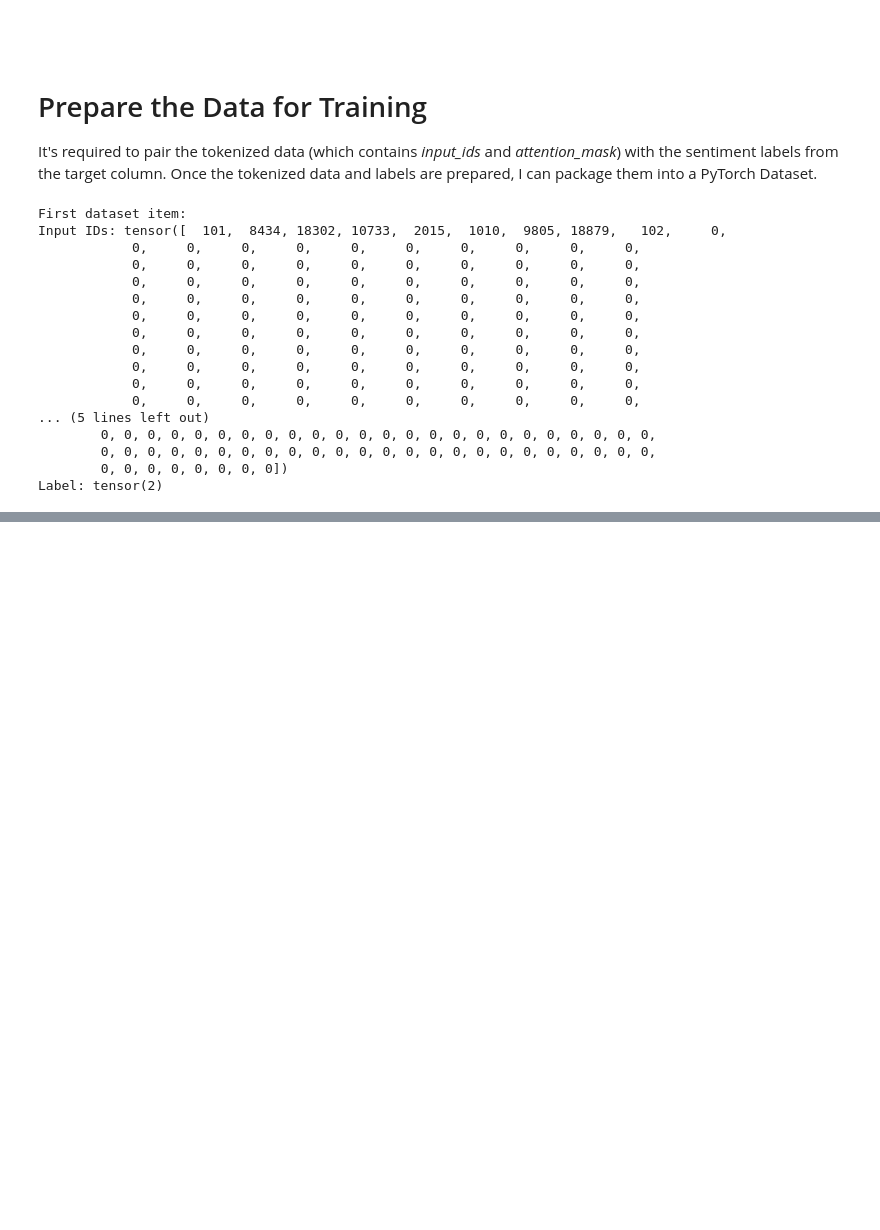
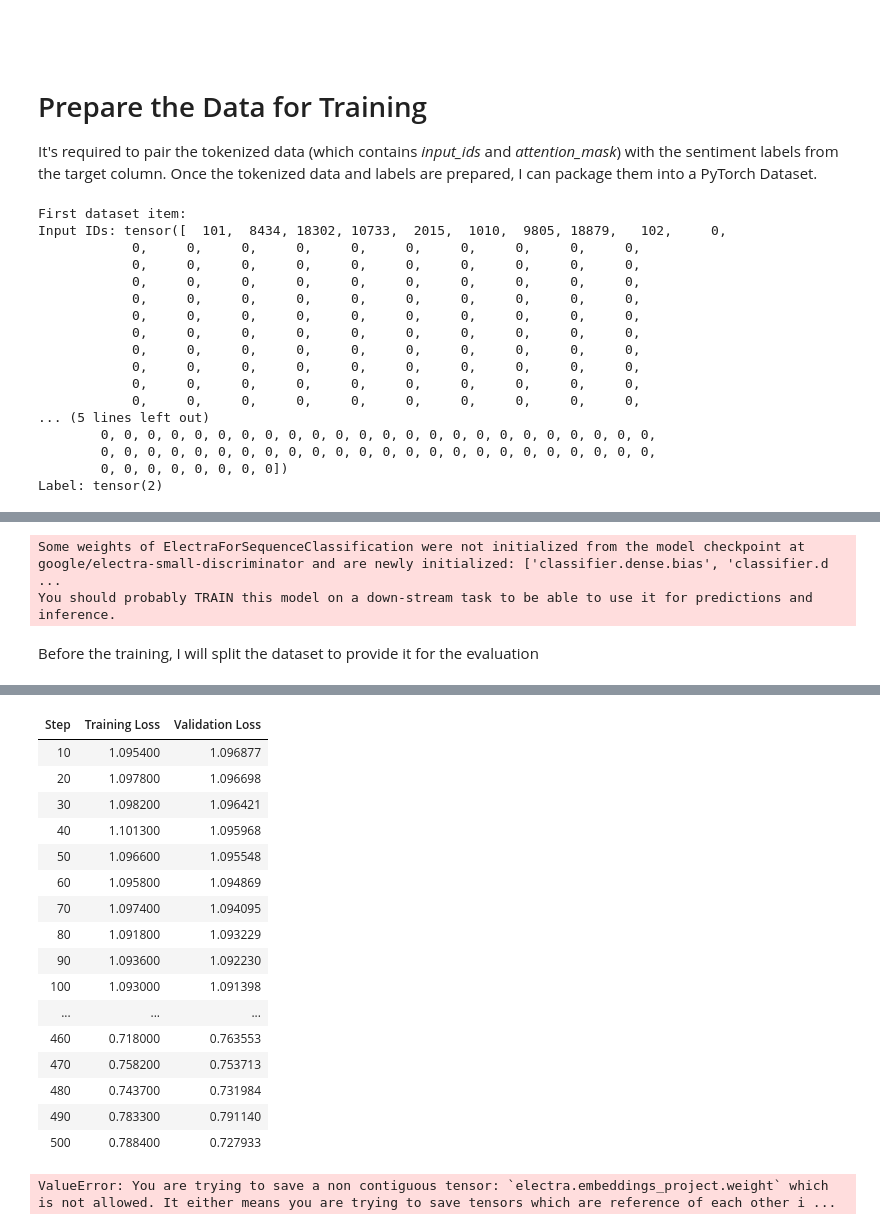
Before and after one commit to PaolaGaray/SocialMediaSentimentAnalysis, a Jupyter notebook: notebooks/fine-tune_ELECTRA.ipynb, the cells around one changed output, grey strips where cells are left out. Saved outputs shown, nothing was run; the diff lists cells and outputs as text; code cells hidden in the pictures; blank space fills up the shorter version.

Commit message:
Fine-tune ELECTRA

```diff
--- a/notebooks/fine-tune_ELECTRA.ipynb
+++ b/notebooks/fine-tune_ELECTRA.ipynb
@@ -173,0 +179,9 @@ ELECTRA is pre-trained on general text but needs to be fine-tuned to classify se
+# %%
+# 1. Load the pre-trained ELECTRA model for sequence classification
+model = ElectraForSequenceClassification.from_pretrained(
+    'google/electra-small-discriminator',  # Pre-trained model
+    num_labels=3  # there are 3 classes: negative, neutral, positive
+)
+# %% [output]
+Some weights of ElectraForSequenceClassification were not initialized from the model checkpoint at google/electra-small-discriminator and are newly initialized: ['classifier.dense.bias', 'classifier.d ...
+You should probably TRAIN this model on a down-stream task to be able to use it for predictions and inference.
@@ -173,0 +197,29 @@ ELECTRA is pre-trained on general text but needs to be fine-tuned to classify se
+# %%
+# 3. Define Training Arguments
+# Hugging Face provides the TrainingArguments class to handle these settings easily.
+
+from transformers import Trainer, TrainingArguments
+
+batch_size = 16  # adjust this based on the computer capacity (typically, values like 16, 32, or 64 work well depending on the memory of the GPU (or CPU).)
+
+# Define training arguments
+training_args = TrainingArguments(
+    output_dir='./results',  # Directory where the model's checkpoints will be saved
+    num_train_epochs=3,  # Number of times the model will go over the entire dataset.
+    per_device_train_batch_size=batch_size,  # Batch size for training
+    per_device_eval_batch_size=64,  # Batch size for evaluation
+    warmup_steps=500,  # Number of warmup steps for learning rate scheduler
+    weight_decay=0.01,  # Weight decay to prevent overfitting
+    logging_dir='./logs',  # Directory to store logs
+    logging_steps=10,  # Log after every 10 steps (How often to log during training)
+    eval_strategy="steps",  # Evaluate during training at each logging step
+    save_steps=200,  # Save checkpoint every 500 steps
+)
+# %% [markdown]
+Before the training, I will split the dataset to provide it for the evaluation
+# %%
+# Provide an Evaluation Dataset
+from sklearn.model_selection import train_test_split
+
+# Split the dataset into train and eval (80% train, 20% eval)
+train_dataset, eval_dataset = train_test_split(sentiment_dataset, test_size=0.2)
@@ -173,0 +230,13 @@ ELECTRA is pre-trained on general text but needs to be fine-tuned to classify se
+# %%
+# Initialize the Trainer with both train and eval datasets
+trainer = Trainer(
+    model=model,  # The pre-trained model
+    args=training_args,  # Training arguments
+    train_dataset=train_dataset,  # Training dataset
+    eval_dataset=eval_dataset,  # Evaluation dataset
+    data_collator=None  # Default to handling batches
+)
+
+# Start training the model
+trainer.train()
+# %% [output]
@@ -173,0 +244,18 @@ ELECTRA is pre-trained on general text but needs to be fine-tuned to classify se
+| Step | Training Loss | Validation Loss |
+| 10 | 1.095400 | 1.096877 |
+| 20 | 1.097800 | 1.096698 |
+| 30 | 1.098200 | 1.096421 |
+| 40 | 1.101300 | 1.095968 |
+| 50 | 1.096600 | 1.095548 |
+| 60 | 1.095800 | 1.094869 |
+| 70 | 1.097400 | 1.094095 |
+| 80 | 1.091800 | 1.093229 |
+| 90 | 1.093600 | 1.092230 |
+| 100 | 1.093000 | 1.091398 |
+| ... | ... | ... |
+| 460 | 0.718000 | 0.763553 |
+| 470 | 0.758200 | 0.753713 |
+| 480 | 0.743700 | 0.731984 |
+| 490 | 0.783300 | 0.791140 |
+| 500 | 0.788400 | 0.727933 |
+ValueError: You are trying to save a non contiguous tensor: `electra.embeddings_project.weight` which is not allowed. It either means you are trying to save tensors which are reference of each other i ...
```
Also changed, not shown: parts of 5 cells of this notebook.
